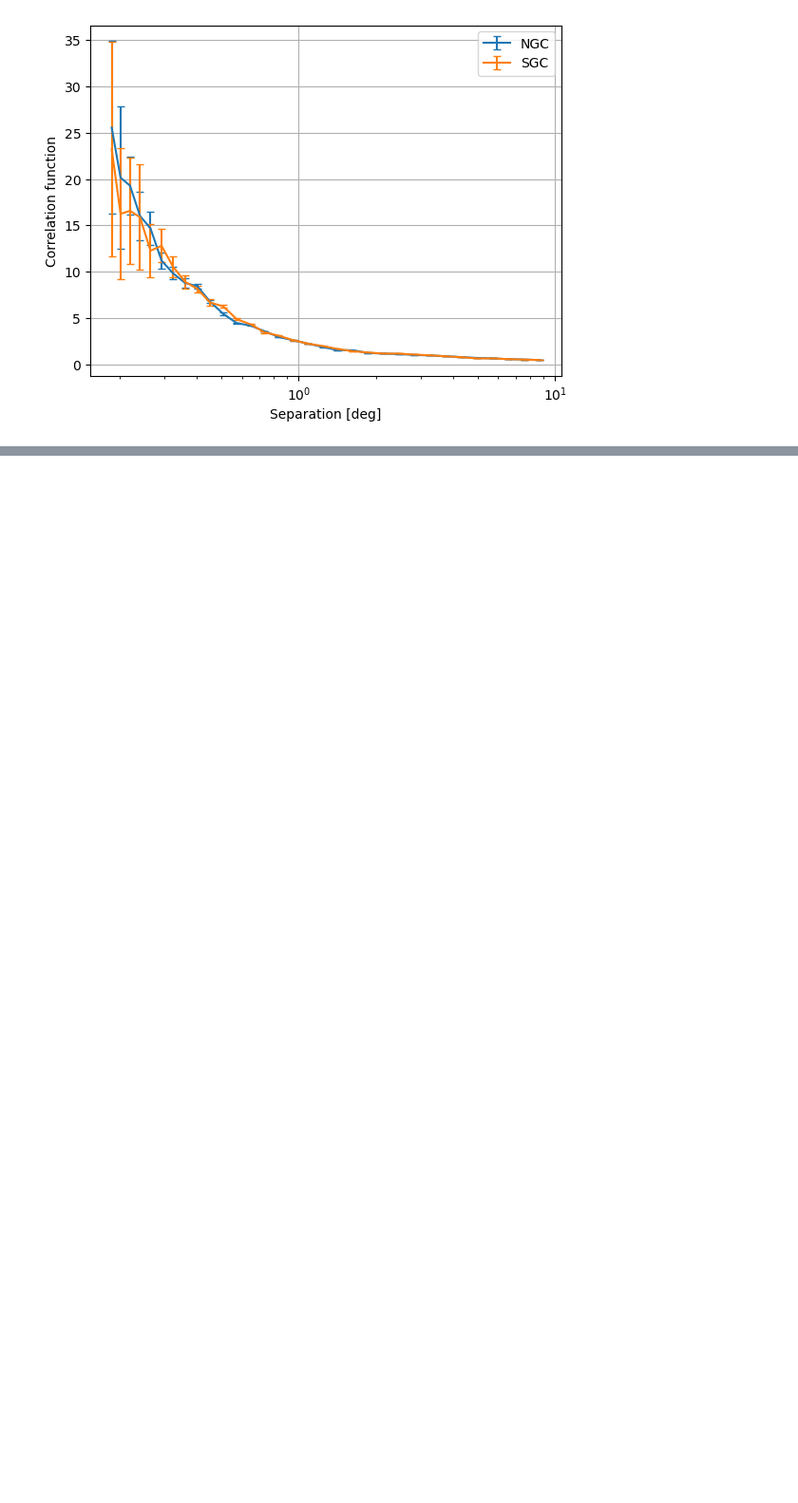
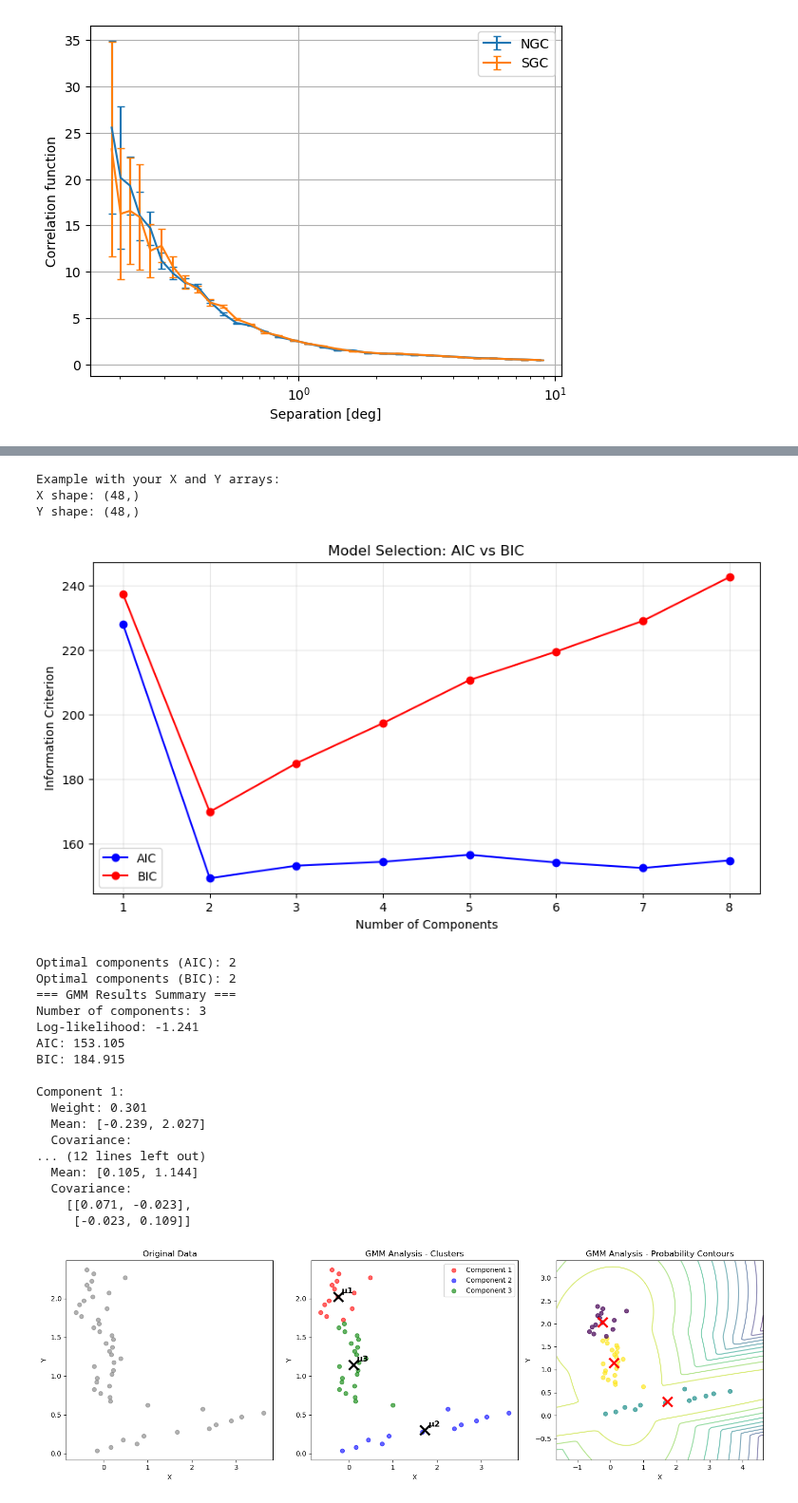
Before and after one commit to JeanCHDJdev/desi-y3-hsc, a Jupyter notebook: src/statistics/merged_results.ipynb, the cells around one changed output, grey strips where cells are left out. Shown at 95% size. Saved outputs shown, nothing was run; the diff lists cells and outputs as text; code cells hidden in the pictures; blank space fills up the shorter version.

```diff
--- a/src/statistics/merged_results.ipynb
+++ b/src/statistics/merged_results.ipynb
@@ -372,0 +985,51 @@ plt.plot(zval, meas[0]/simpson(meas[0], zval), color='black', linestyle='--', la
+# %%
+# Generate sample data - two 1D arrays
+X = np.array(nz[0])  # Replace with your actual X array
+Y = zval
+print("Example with your X and Y arrays:")
+print(f"X shape: {X.shape}")
+print(f"Y shape: {Y.shape}")
+print()
+
+# Find optimal number of components
+optimal_aic, optimal_bic = find_optimal_components(X, Y, max_components=8)
+
+# Fit GMM with optimal number of components
+results = fit_gmm(X, Y, n_components=3)  # Using 3 since we know the true number
+
+# Print summary
+print_gmm_summary(results)
+
+# Plot results
+plot_gmm_results(X, Y, results, "GMM Analysis")
+
+# Show component assignments
+print("First 10 data points:")
+print("X\t\tY\t\tComponent\tProbabilities")
+for i in range(10):
+    probs = results['probabilities'][i]
+    prob_str = "\t".join([f"{p:.3f}" for p in probs])
+    print(f"{X[i]:.3f}\t\t{Y[i]:.3f}\t\t{results['labels'][i]}\t\t[{prob_str}]")
+# %% [output]
+Example with your X and Y arrays:
+X shape: (48,)
+Y shape: (48,)
+[figure, added]
+Optimal components (AIC): 2
+Optimal components (BIC): 2
+=== GMM Results Summary ===
+Number of components: 3
+Log-likelihood: -1.241
+AIC: 153.105
+BIC: 184.915
+
+Component 1:
+  Weight: 0.301
+  Mean: [-0.239, 2.027]
+  Covariance:
+... (12 lines left out)
+  Mean: [0.105, 1.144]
+  Covariance:
+    [[0.071, -0.023],
+     [-0.023, 0.109]]
+[figure, added]
```
Also changed, not shown: parts of 21 cells of this notebook, 1 other file.
